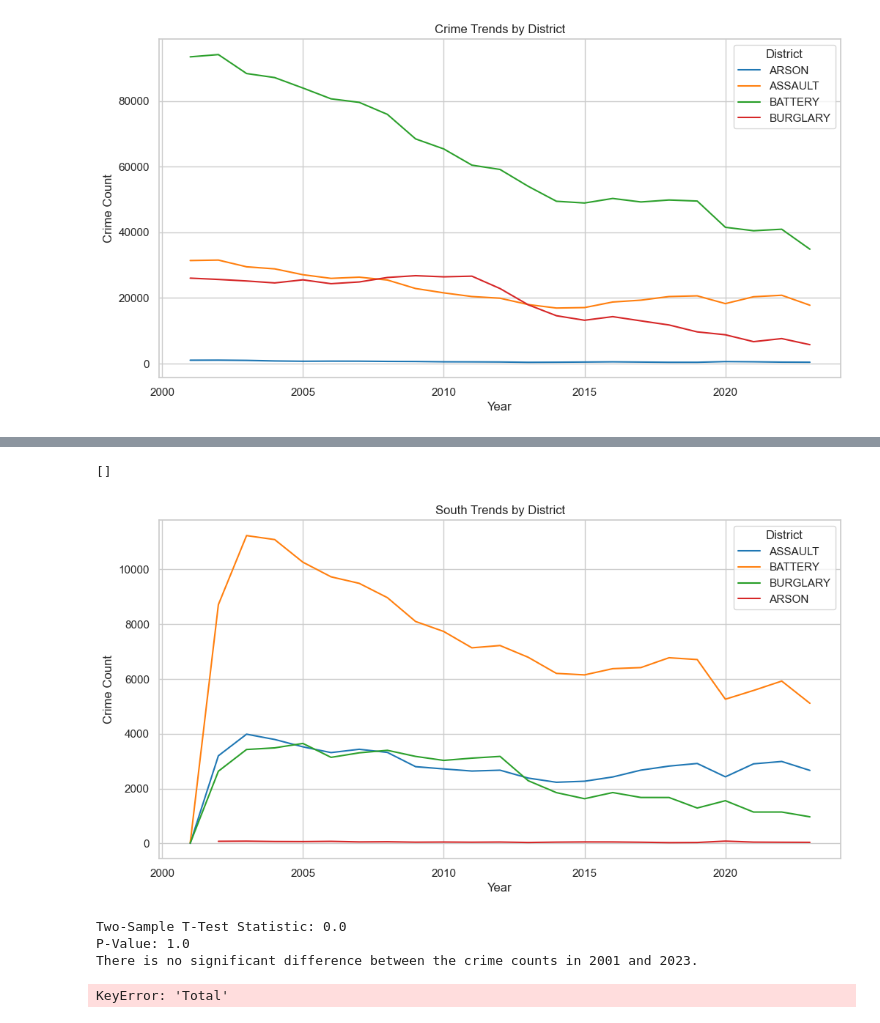
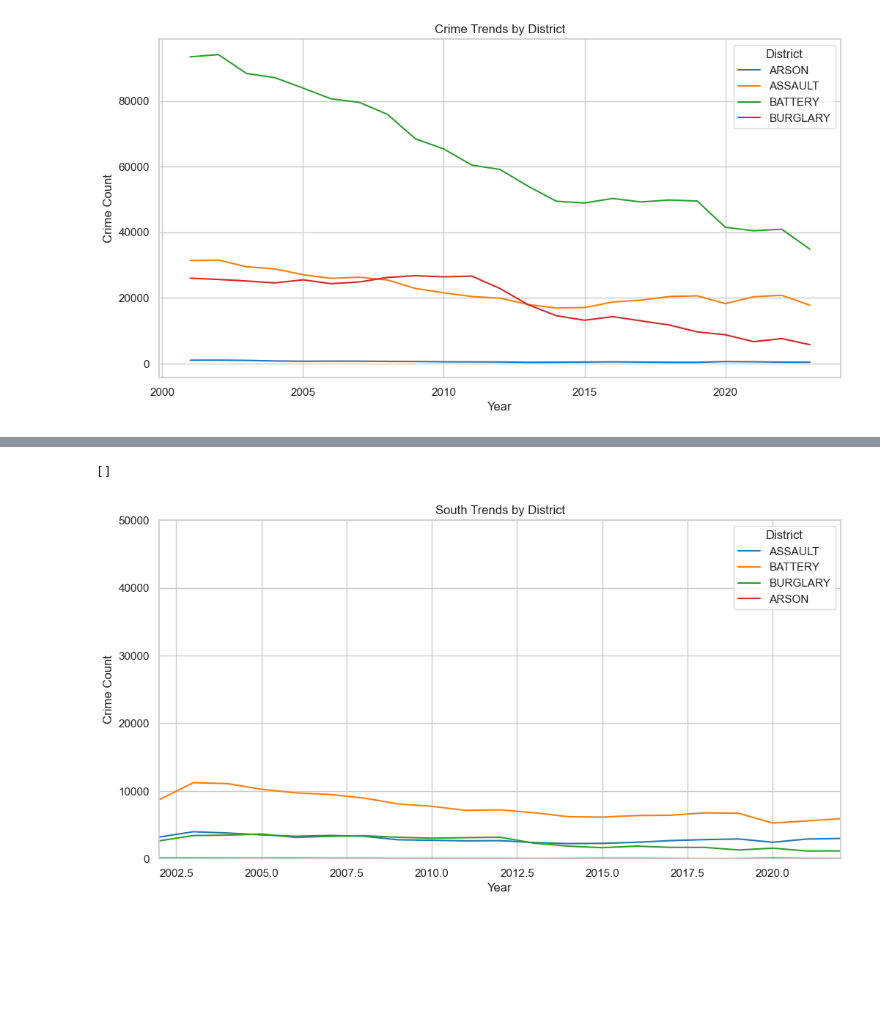
Before and after one commit to NathanRosse/Project1, a Jupyter notebook: hotspots.ipynb, the cells around one changed output, grey strips where cells are left out. Drawn from its saved outputs; the diff is of its cells as text; code cells hidden in the pictures; blank space fills up the shorter version.

```diff
--- a/hotspots.ipynb
+++ b/hotspots.ipynb
@@ -359,69 +410,24 @@ plt.show()
 # %%
 #South District Time Plot
 south_plot = df_with_district[df_with_district["district_name"]=="South District"]
 crimes_south_district = south_plot.groupby(['Year', 'Primary Type']).size().reset_index(name='Count')
 
 # Create a line plot with different colored lines for each crime type
 plt.figure(figsize=(12, 6))
 sns.set(style="whitegrid")
 palette = sns.color_palette("tab10", n_colors=4)
 
 # Modify this line to use the correct column name for the count of crimes
 sns.lineplot(data=crimes_south_district, x='Year', y='Count', hue='Primary Type', errorbar=None, palette=palette)
 
 # Customize the appearance of the plot
 plt.title("South Trends by District")
 plt.xlabel("Year")
 plt.ylabel("Crime Count")
+plt.ylim(0,50000)
+plt.xlim(2002,2022)
 plt.legend(title='District')
 plt.plot()
 # %% [output]
 []
-[figure, old version]
+[figure, new version]
-# %%
-from scipy import stats
-
-# Filter the data for the year 2001 and 2023
-crime_data_2001 = crimes_per_year[crimes_per_year['Year'] == 2001]
-crime_data_2023 = crimes_per_year[crimes_per_year['Year'] == 2023]
-
-# Perform a two-sample t-test
-t_stat, p_value = stats.ttest_ind(crimes_per_year['Count'], crimes_per_year['Count'])
-
-# Print the results
-print(f'Two-Sample T-Test Statistic: {t_stat}')
-print(f'P-Value: {p_value}')
-
-# Determine the significance
-alpha = 0.05  # Set your significance level
-if p_value < alpha:
-    print('There is a significant difference between the crime counts in 2001 and 2023.')
-else:
-    print('There is no significant difference between the crime counts in 2001 and 2023.')
-# %% [output]
-Two-Sample T-Test Statistic: 0.0
-P-Value: 1.0
-There is no significant difference between the crime counts in 2001 and 2023.
-# %%
-from scipy import stats
-
-# Create subsets for each district
-central_district = df[df['Police Districts'] == 'Central']
-north_district = df[df['Police Districts'] == 'North']
-south_district = df[df['Police Districts'] == 'South']
-
-# Perform an ANOVA test
-f_stat, p_value = stats.f_oneway(central_district['Total'], north_district['Total'], south_district['Total'])
-
-# Print the results
-print(f'ANOVA F-Statistic: {f_stat}')
-print(f'P-Value: {p_value}')
-
-# Determine the significance
-alpha = 0.05  # Set your significance level
-if p_value < alpha:
-    print('There is a significant difference between the districts.')
-else:
-    print('There is no significant difference between the districts.')
-# %% [output]
-KeyError: 'Total'
```
Also changed, not shown: parts of 17 cells of this notebook, 5 other files.
